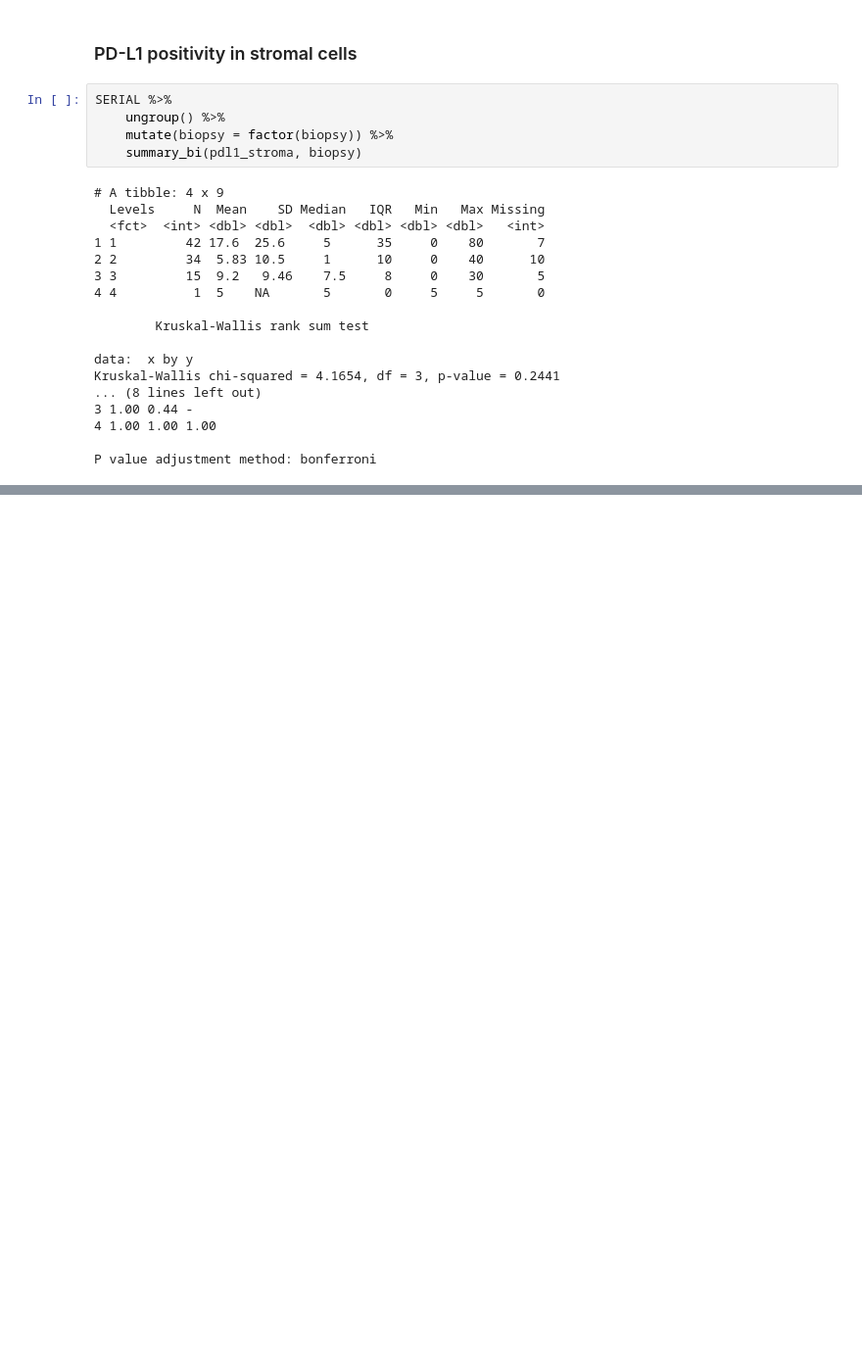
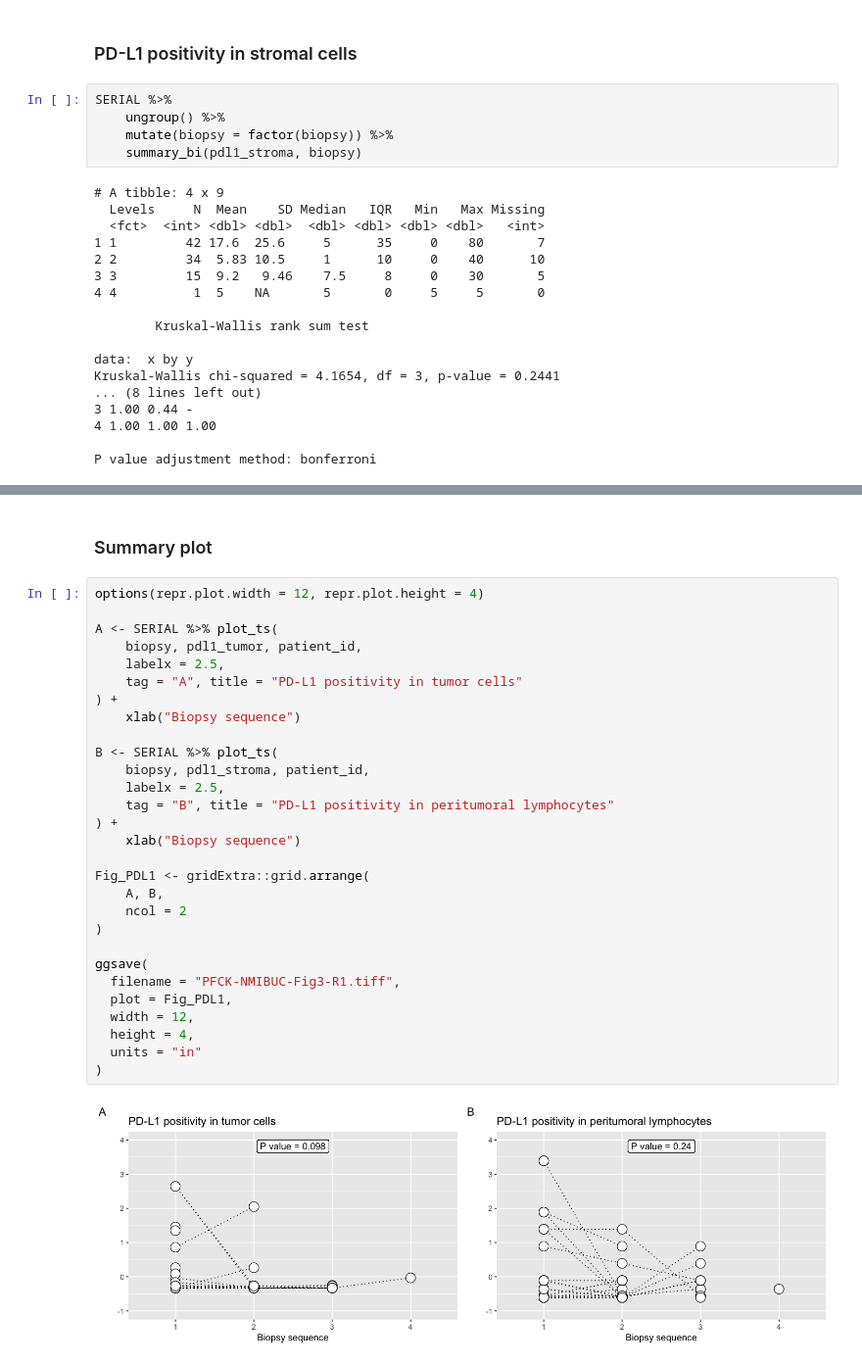
Before and after one commit to alcideschaux/PFCK-NMIBC, a Jupyter notebook: 02-PFCK-NMIBUC-PDL1.ipynb, the cells around one changed output, grey strips where cells are left out. Shown at 98% size. Cells and saved outputs as stored; diff of their text form; blank space fills up the shorter version.

```diff
--- a/02-PFCK-NMIBUC-PDL1.ipynb
+++ b/02-PFCK-NMIBUC-PDL1.ipynb
@@ -683,0 +684,33 @@ SERIAL %>% plot_serial(biopsy, pdl1_stroma, patient_id) +
+# %% [markdown]
+### Summary plot
+# %%
+options(repr.plot.width = 12, repr.plot.height = 4)
+
+A <- SERIAL %>% plot_ts(
+    biopsy, pdl1_tumor, patient_id,
+    labelx = 2.5,
+    tag = "A", title = "PD-L1 positivity in tumor cells"
+) +
+    xlab("Biopsy sequence")
+
+B <- SERIAL %>% plot_ts(
+    biopsy, pdl1_stroma, patient_id,
+    labelx = 2.5,
+    tag = "B", title = "PD-L1 positivity in peritumoral lymphocytes"
+) +
+    xlab("Biopsy sequence")
+
+Fig_PDL1 <- gridExtra::grid.arrange(
+    A, B,
+    ncol = 2
+)
+
+ggsave(
+  filename = "PFCK-NMIBUC-Fig3-R1.tiff",
+  plot = Fig_PDL1,
+  width = 12,
+  height = 4,
+  units = "in"
+)
+# %% [output]
+[figure, added]
```
Also changed, not shown: parts of 5 cells of this notebook, 5 other files.
